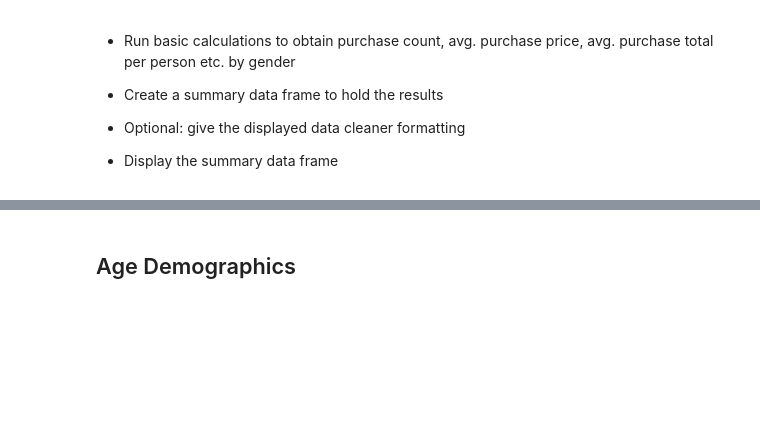
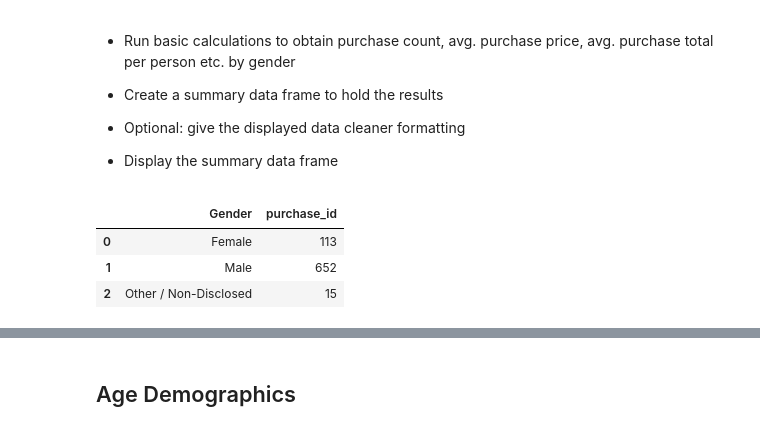
Before and after one commit to maylacdao/pandas-heroes-of-pymoli-analysis, a Jupyter notebook: analysis/HeroesOfPymoli_starter.ipynb, the cells around one changed output, grey strips where cells are left out. Drawn from its saved outputs; the diff is of its cells as text; code cells hidden in the pictures; blank space fills up the shorter version.

```diff
--- a/analysis/HeroesOfPymoli_starter.ipynb
+++ b/analysis/HeroesOfPymoli_starter.ipynb
@@ -181,3 +181,11 @@ gender_dem
 
 
 * Display the summary data frame
+# %%
+purchase_count = renamed_data.groupby(["Gender"])["purchase_id"].count().reset_index()
+purchase_count
+# %% [output]
+|  | Gender | purchase_id |
+| 0 | Female | 113 |
+| 1 | Male | 652 |
+| 2 | Other / Non-Disclosed | 15 |
```
Also changed, not shown: parts of 1 cell of this notebook.
